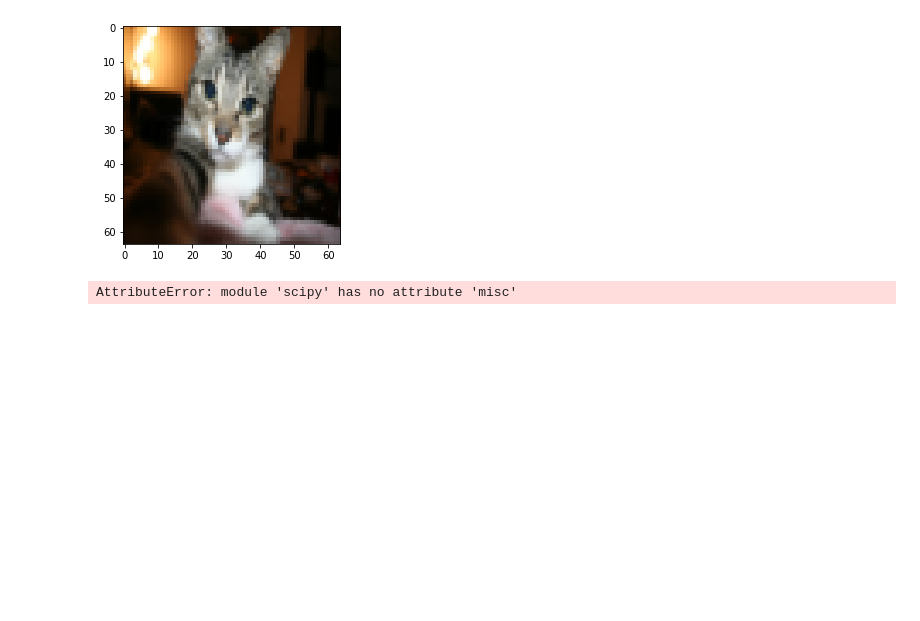
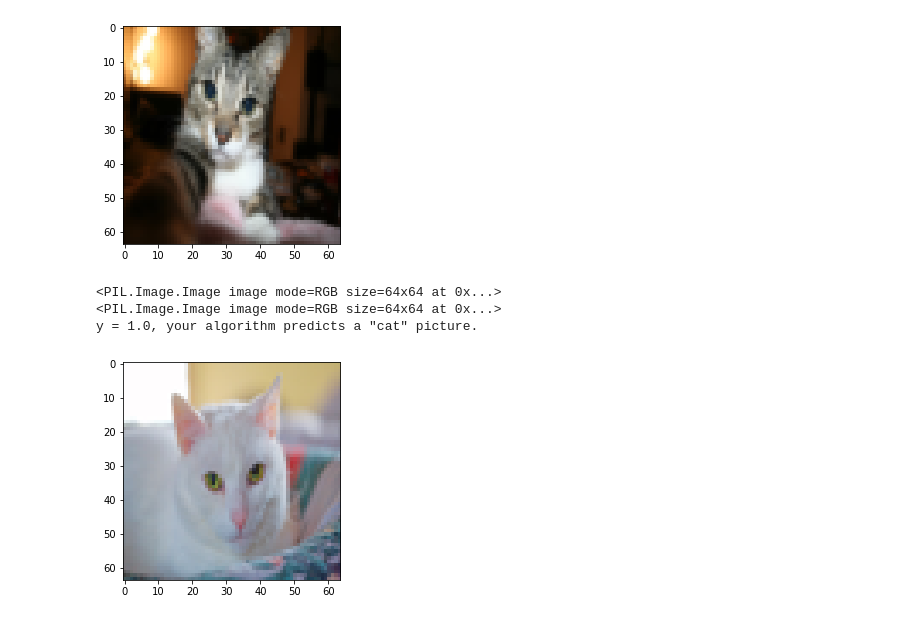
Before and after one commit to RamkiGanesh007/DeepLearning, a Jupyter notebook: LogisticRegression/LogisticRegression_Cat.ipynb, the cells around one changed output. Cells and saved outputs as stored; diff of their text form; code cells hidden in the pictures; blank space fills up the shorter version.

Commit message:
Logistic Regression Cat Image Load Fixed

```diff
--- a/LogisticRegression/LogisticRegression_Cat.ipynb
+++ b/LogisticRegression/LogisticRegression_Cat.ipynb
@@ -86,8 +87,8 @@ def sigmoid(z):
     """
 
     ### START CODE HERE ### (≈ 1 line of code)
-#     s = 1/(1 + np.exp(-z))
-    s= (np.exp(z) - np.exp(-z))/(np.exp(z) + np.exp(-z))\
+    s = 1/(1 + np.exp(-z))
+#     s= (np.exp(z) - np.exp(-z))/(np.exp(z) + np.exp(-z))\
 #     s=max(0,z)
     ### END CODE HERE ###
 
@@ -375,18 +376,26 @@ print("y = " + str(test_set_y[0,index]) + ", your algorithm predicts a \"" + cla
 y = 1, your algorithm predicts a "cat" picture.
 [figure]
 # %%
+
 ## START CODE HERE ## (PUT YOUR IMAGE NAME)
-my_image = "i.jfif"   # change this to the name of your image file
+my_image = "Cat6.jpg"   # change this to the name of your image file
 ## END CODE HERE ##
 
 # We preprocess the image to fit your algorithm.
-fname = "./images/" + my_image
-image = np.array(imageio.imread(fname))
-image = image/255.
-my_image = scipy.misc.imresize(image, size=(num_px,num_px)).reshape((1, num_px*num_px*3)).T
+fname = r"./images/" + my_image
+image = Image.open(fname)
+image= image.resize((num_px,num_px))
+print(image)
+my = np.array(image)
+my = my/255
+print(image)
+my_image = my.reshape((1, num_px*num_px*3)).T
 my_predicted_image = predict(d["w"], d["b"], my_image)
 
 plt.imshow(image)
 print("y = " + str(np.squeeze(my_predicted_image)) + ", your algorithm predicts a \"" + classes[int(np.squeeze(my_predicted_image)),].decode("utf-8") +  "\" picture.")
 # %% [output]
-AttributeError: module 'scipy' has no attribute 'misc'
+<PIL.Image.Image image mode=RGB size=64x64 at 0x...>
+<PIL.Image.Image image mode=RGB size=64x64 at 0x...>
+y = 1.0, your algorithm predicts a "cat" picture.
+[figure, added]
```
Also changed, not shown: parts of 4 cells of this notebook, 12 other files.
